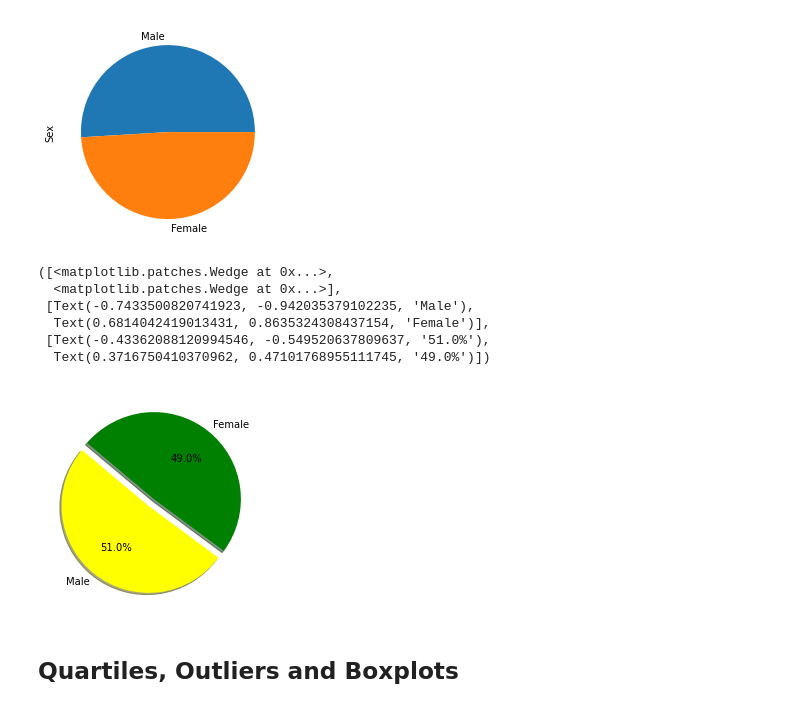
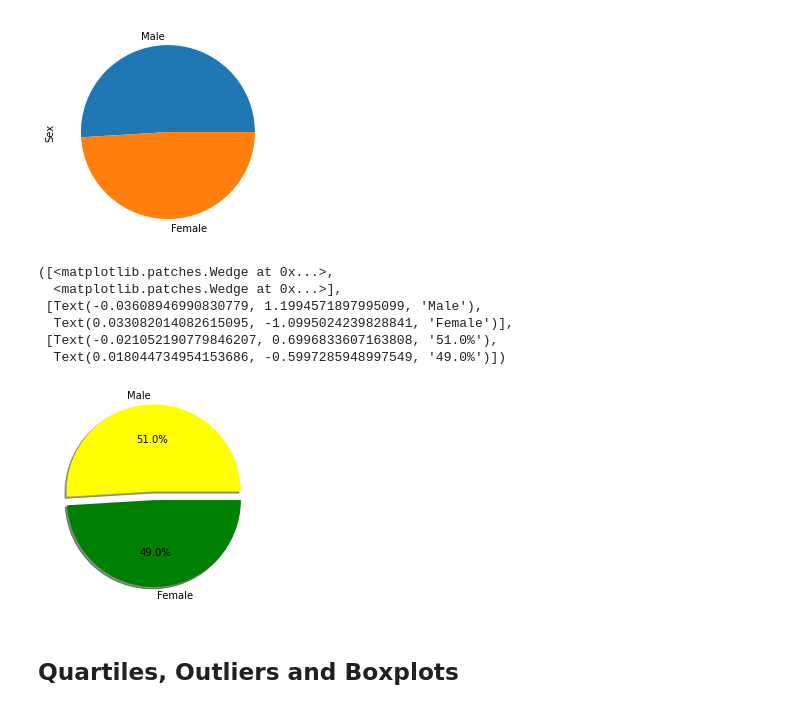
Before and after one commit to kieranmcaleer/matplotlib-challenge, a Jupyter notebook: Pymaceuticals/pymaceuticals_starter.ipynb, the cells around one changed output. Drawn from its saved outputs; the diff is of its cells as text; code cells hidden in the pictures.

```diff
--- a/Pymaceuticals/pymaceuticals_starter.ipynb
+++ b/Pymaceuticals/pymaceuticals_starter.ipynb
@@ -162,18 +162,18 @@ male_vs_female.plot(kind="pie")
 # %%
 # Generate a pie plot showing the distribution of female versus male mice using pyplot
 names = cleaned_dataframe["Sex"].unique()
 colors = ["yellow","green"]
 explode = (0.1,0)
 plt.pie(male_vs_female, explode=explode,labels = names, colors=colors,
-        autopct="%1.1f%%", shadow=True, startangle=140)
+        autopct="%1.1f%%", shadow=True)
 # %% [output]
 ([<matplotlib.patches.Wedge at 0x...>,
   <matplotlib.patches.Wedge at 0x...>],
- [Text(-0.7433500820741923, -0.942035379102235, 'Male'),
-  Text(0.6814042419013431, 0.8635324308437154, 'Female')],
- [Text(-0.43362088120994546, -0.549520637809637, '51.0%'),
-  Text(0.3716750410370962, 0.47101768955111745, '49.0%')])
+ [Text(-0.03608946990830779, 1.1994571897995099, 'Male'),
+  Text(0.033082014082615095, -1.0995024239828841, 'Female')],
+ [Text(-0.021052190779846207, 0.6996833607163808, '51.0%'),
+  Text(0.018044734954153686, -0.5997285948997549, '49.0%')])
-[figure, old version]
+[figure, new version]
 # %% [markdown]
 ## Quartiles, Outliers and Boxplots
 # %%
```
Also changed, not shown: parts of 4 cells of this notebook.
